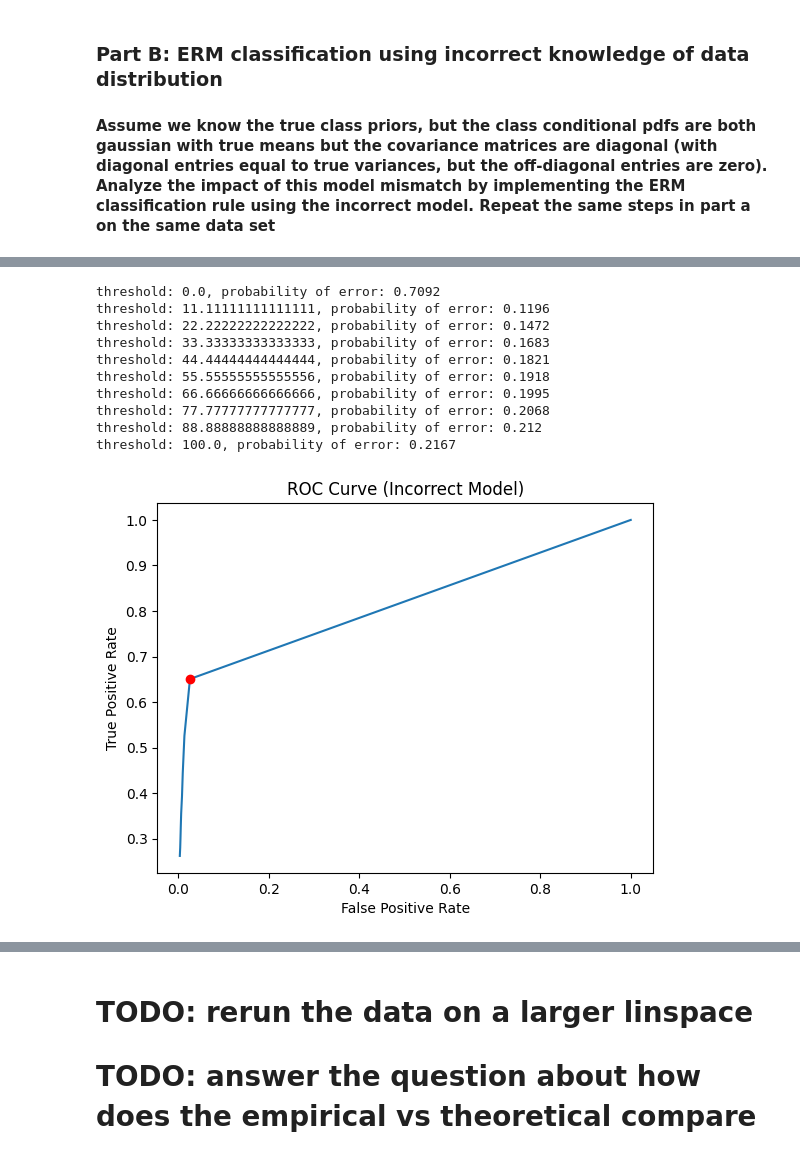
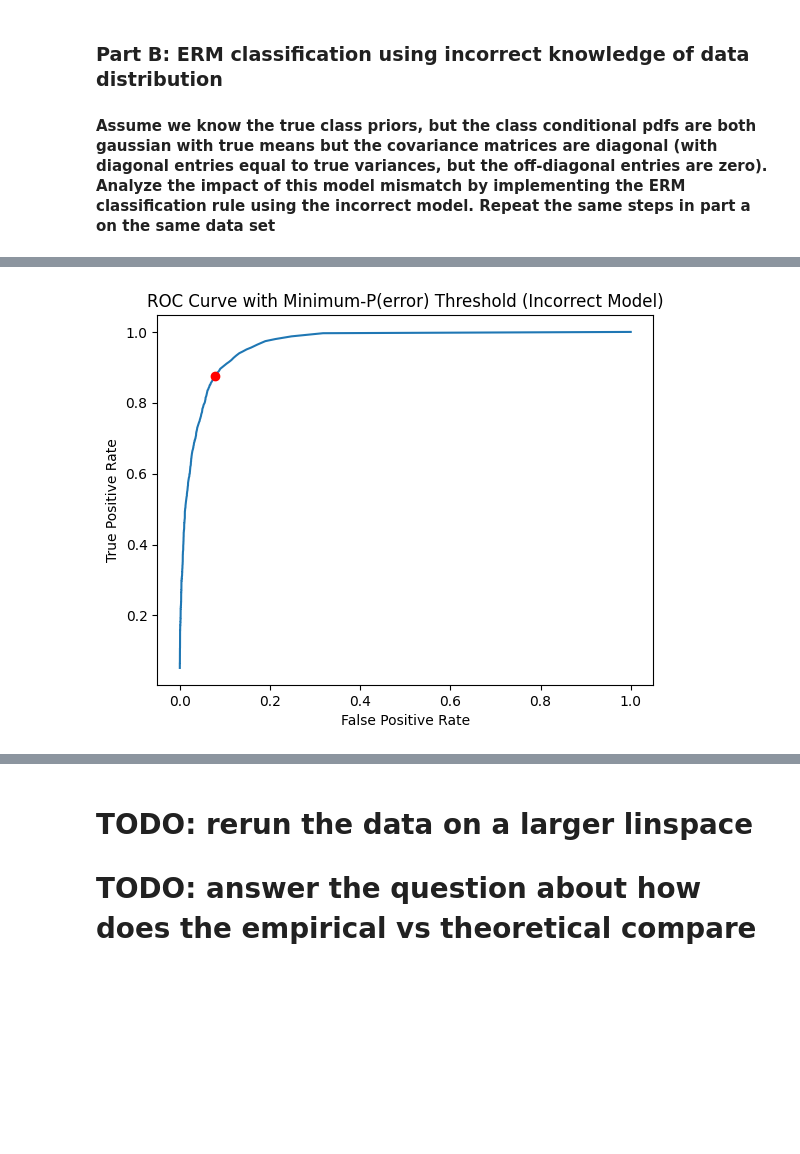
Before and after one commit to chrisswagler/machine-learning, a Jupyter notebook: PS1/p1.ipynb, the cells around one changed output, grey strips where cells are left out. Drawn from its saved outputs; the diff is of its cells as text; code cells hidden in the pictures; blank space fills up the shorter version.

Commit message:
Modify functions to take in all thresholds and compute more quickly

```diff
--- a/PS1/p1.ipynb
+++ b/PS1/p1.ipynb
@@ -140,14 +122,10 @@ def ROC_curve(data: np.array, labels: np.array, threshold: float, mu_0: np.array
 # %%
 # have some constants for the ROC curve loop
-thresholds = np.linspace(0, 1000, 1000, endpoint=False)
+thresholds = np.linspace(0, 1000, 10000, endpoint=False)
 # %%
-# Plot the ROC curve
-true_positive_rate = []
-false_positive_rate = []
-for threshold in thresholds:
-    roc = ROC_curve(data, labels, threshold)
-    true_positive_rate.append(roc[0])
-    false_positive_rate.append(roc[1])
+# plot the ROC curve
+true_positive_rate, false_positive_rate = ROC_curve(data, labels, thresholds)
+
 plt.plot(false_positive_rate, true_positive_rate)
 plt.xlabel('False Positive Rate')
 plt.ylabel('True Positive Rate')
@@ -311,13 +245,9 @@ sigma_1_incorrect = np.array([[1, 0, 0, 0],
                               [0, 0, 1, 0],
                               [0, 0, 0, 3]])
 # %%
-# Plot the ROC curve for the incorrect model
-true_positive_rate_incorrect = []
-false_positive_rate_incorrect = []
-for threshold in thresholds:
-    roc = ROC_curve(data, labels, threshold, mu_0, mu_1, sigma_0_incorrect, sigma_1_incorrect)
-    true_positive_rate_incorrect.append(roc[0])
-    false_positive_rate_incorrect.append(roc[1])
+# plot the ROC curve for the incorrect model
+true_positive_rate_incorrect, false_positive_rate_incorrect = ROC_curve(data, labels, thresholds, mu_0, mu_1, sigma_0_incorrect, sigma_1_incorrect)
+
 plt.plot(false_positive_rate_incorrect, true_positive_rate_incorrect)
 plt.xlabel('False Positive Rate')
 plt.ylabel('True Positive Rate')
@@ -338,32 +258,18 @@ threshold: 100.0, true positive rate: 0.2620357634112792, false positive rate: 0
 # %%
 # plot the minimum-P(error) threshold for the incorrect model
-min_error_threshold_incorrect = 0
-min_error_incorrect = 1
-
-for threshold in thresholds:
-    error = probability_of_error(data, labels, threshold, mu_0, mu_1, sigma_0_incorrect, sigma_1_incorrect)
-    if error < min_error_incorrect:
-        min_error_incorrect = error
-        min_error_threshold_incorrect = threshold
+errors_incorrect = probability_of_error(data, labels, thresholds, mu_0, mu_1, sigma_0_incorrect, sigma_1_incorrect)
+min_error_index_incorrect = np.argmin(errors_incorrect)
+min_error_incorrect = np.min(errors_incorrect)
+min_error_threshold_incorrect = thresholds[min_error_index_incorrect]
 
 # plot the ROC curve (previously determined) with the minimum-P(error) threshold
 plt.plot(false_positive_rate_incorrect, true_positive_rate_incorrect)
-plt.plot(false_positive_rate_incorrect[np.where(thresholds == min_error_threshold_incorrect)[0][0]], true_positive_rate_incorrect[np.where(thresholds == min_error_threshold_incorrect)[0][0]], 'ro')
+plt.plot(false_positive_rate_incorrect[min_error_index_incorrect], true_positive_rate_incorrect[min_error_index_incorrect], 'ro')
 plt.xlabel('False Positive Rate')
 plt.ylabel('True Positive Rate')
-plt.title('ROC Curve (Incorrect Model)')
+plt.title('ROC Curve with Minimum-P(error) Threshold (Incorrect Model)')
 plt.show()
 # %% [output]
-threshold: 0.0, probability of error: 0.7092
-threshold: 11.11111111111111, probability of error: 0.1196
-threshold: 22.22222222222222, probability of error: 0.1472
-threshold: 33.33333333333333, probability of error: 0.1683
-threshold: 44.44444444444444, probability of error: 0.1821
-threshold: 55.55555555555556, probability of error: 0.1918
-threshold: 66.66666666666666, probability of error: 0.1995
-threshold: 77.77777777777777, probability of error: 0.2068
-threshold: 88.88888888888889, probability of error: 0.212
-threshold: 100.0, probability of error: 0.2167
-[figure, old version]
+[figure, new version]
 # %%
 # determine the theoretical optimal threshold from priors and loss values for the incorrect model
```
Also changed, not shown: parts of 12 cells of this notebook.
